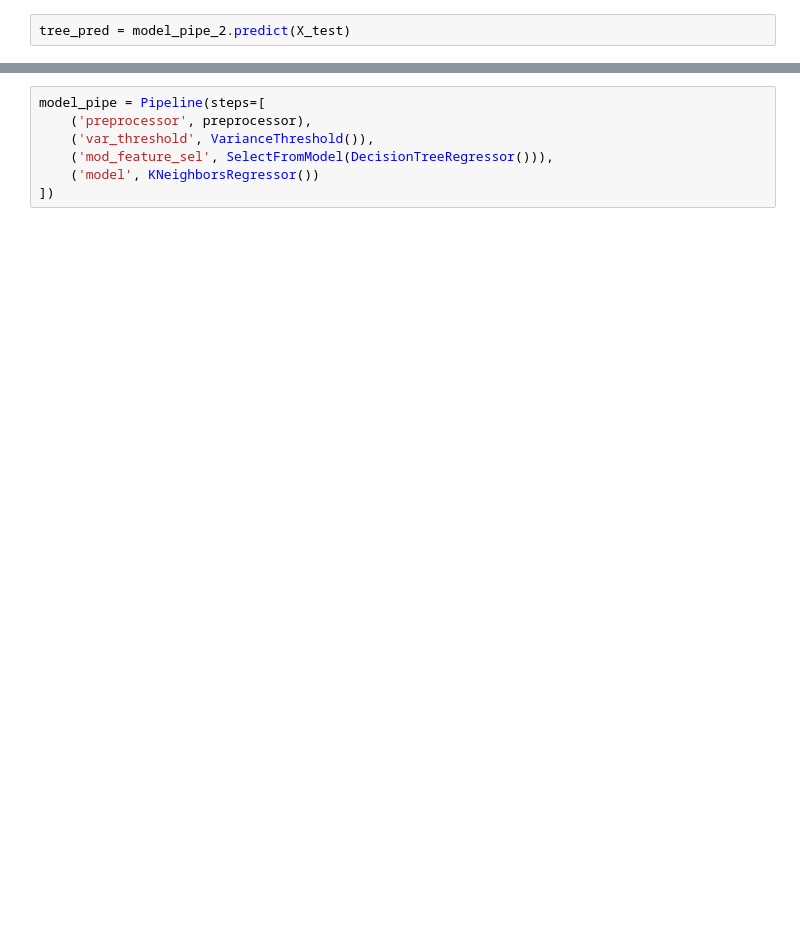
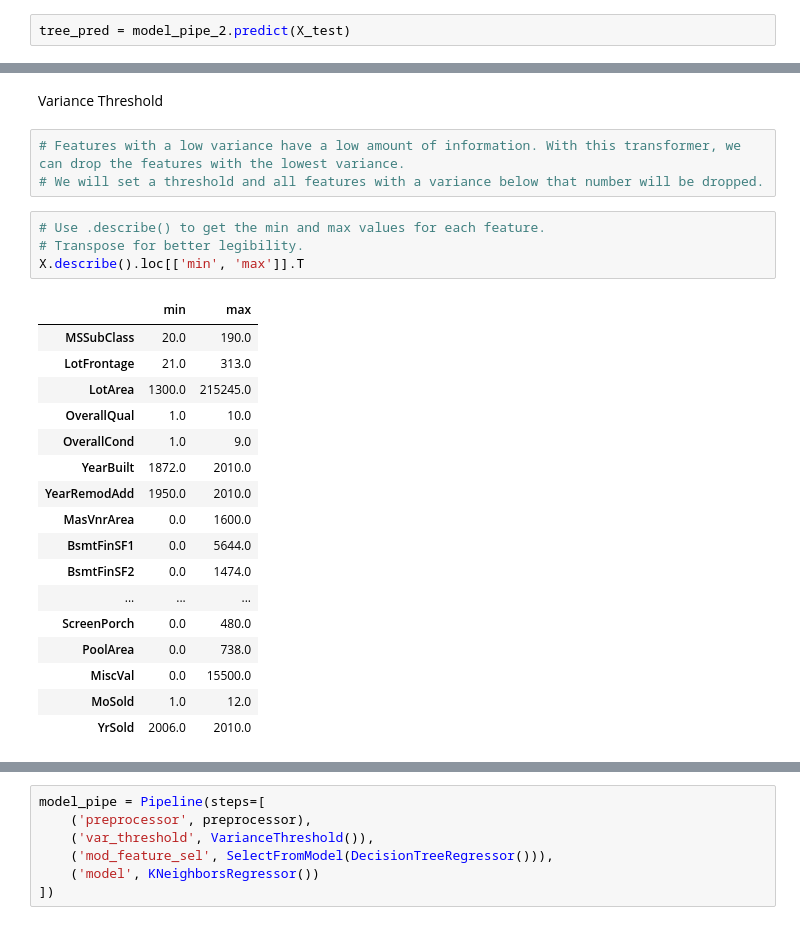
Before and after one commit to Joldon/housing_prices_ML, a Jupyter notebook: housing_prices_feature_selection.ipynb, the cells around one changed output, grey strips where cells are left out. Cells and saved outputs as stored; diff of their text form; blank space fills up the shorter version.

```diff
--- a/housing_prices_feature_selection.ipynb
+++ b/housing_prices_feature_selection.ipynb
@@ -138,0 +181,27 @@ ValueError: could not convert string to float: 'RL'
+# %% [markdown]
+Variance Threshold
+# %%
+# Features with a low variance have a low amount of information. With this transformer, we can drop the features with the lowest variance.
+# We will set a threshold and all features with a variance below that number will be dropped.
+# %%
+# Use .describe() to get the min and max values for each feature.
+# Transpose for better legibility.
+X.describe().loc[['min', 'max']].T
+# %% [output]
+|  | min | max |
+| MSSubClass | 20.0 | 190.0 |
+| LotFrontage | 21.0 | 313.0 |
+| LotArea | 1300.0 | 215245.0 |
+| OverallQual | 1.0 | 10.0 |
+| OverallCond | 1.0 | 9.0 |
+| YearBuilt | 1872.0 | 2010.0 |
+| YearRemodAdd | 1950.0 | 2010.0 |
+| MasVnrArea | 0.0 | 1600.0 |
+| BsmtFinSF1 | 0.0 | 5644.0 |
+| BsmtFinSF2 | 0.0 | 1474.0 |
+| ... | ... | ... |
+| ScreenPorch | 0.0 | 480.0 |
+| PoolArea | 0.0 | 738.0 |
+| MiscVal | 0.0 | 15500.0 |
+| MoSold | 1.0 | 12.0 |
+| YrSold | 2006.0 | 2010.0 |
```
Also changed, not shown: parts of 19 cells of this notebook.
